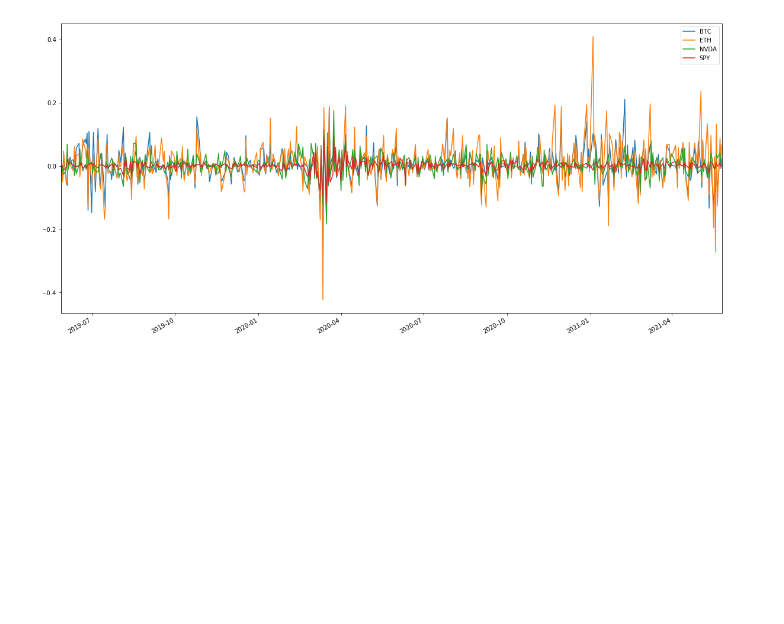
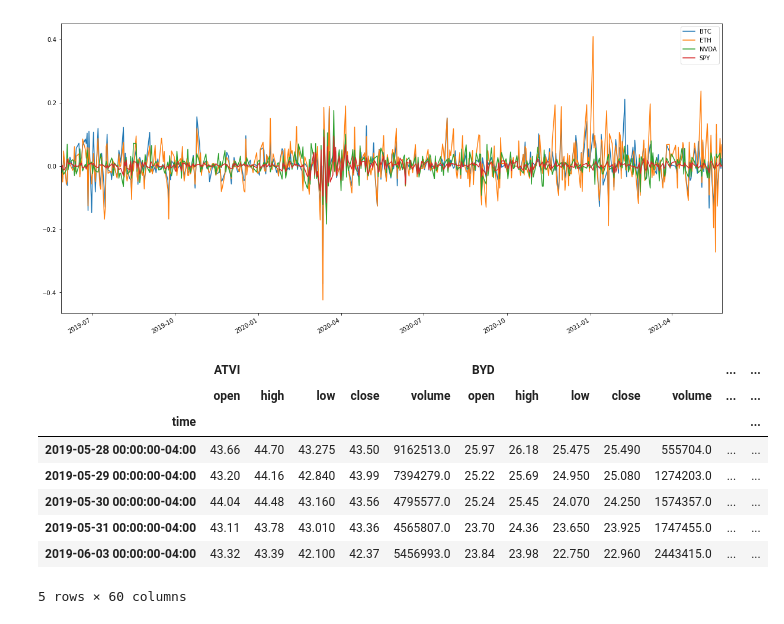
Before and after one commit to niallpwright/group2, a Jupyter notebook: project1dataanalysis.ipynb, the cells around one changed output. Cells and saved outputs as stored; diff of their text form; code cells hidden in the pictures; blank space fills up the shorter version.

```diff
--- a/project1dataanalysis.ipynb
+++ b/project1dataanalysis.ipynb
@@ -832,3 +835,33 @@ test.plot(figsize=(20,10))
 # %% [output]
 <matplotlib.axes._subplots.AxesSubplot at 0x...>
 [figure]
+# %%
+ticker = ["PENN", "MGM", "CHDN", "FOX", "WWE", "NKE", "EA", "ATVI", "TTWO", "NVDA", "BYD", "SPY"]
+
+
+timeframe = "1D"
+
+
+start_date = pd.Timestamp("2019-05-25", tz="America/New_York").isoformat()
+end_date = pd.Timestamp("2021-05-26", tz="America/New_York").isoformat()
+
+
+performance = api.get_barset(
+    ticker,
+    timeframe,
+    start=start_date,
+    end=end_date,
+    limit=1000,
+).df
+
+performance.head()
+# %% [output]
+|  | ATVI |  |  |  |  | BYD |  |  |  |  | ... | ... |
+|  | open | high | low | close | volume | open | high | low | close | volume | ... | ... |
+| time |  |  |  |  |  |  |  |  |  |  |  | ... |
+| 2019-05-28 00:00:00-04:00 | 43.66 | 44.70 | 43.275 | 43.50 | 9162513.0 | 25.97 | 26.18 | 25.475 | 25.490 | 555704.0 | ... | ... |
+| 2019-05-29 00:00:00-04:00 | 43.20 | 44.16 | 42.840 | 43.99 | 7394279.0 | 25.22 | 25.69 | 24.950 | 25.080 | 1274203.0 | ... | ... |
+| 2019-05-30 00:00:00-04:00 | 44.04 | 44.48 | 43.160 | 43.56 | 4795577.0 | 25.24 | 25.45 | 24.070 | 24.250 | 1574357.0 | ... | ... |
+| 2019-05-31 00:00:00-04:00 | 43.11 | 43.78 | 43.010 | 43.36 | 4565807.0 | 23.70 | 24.36 | 23.650 | 23.925 | 1747455.0 | ... | ... |
+| 2019-06-03 00:00:00-04:00 | 43.32 | 43.39 | 42.100 | 42.37 | 5456993.0 | 23.84 | 23.98 | 22.750 | 22.960 | 2443415.0 | ... | ... |
+5 rows × 60 columns
```
Also changed, not shown: parts of 9 cells of this notebook.
